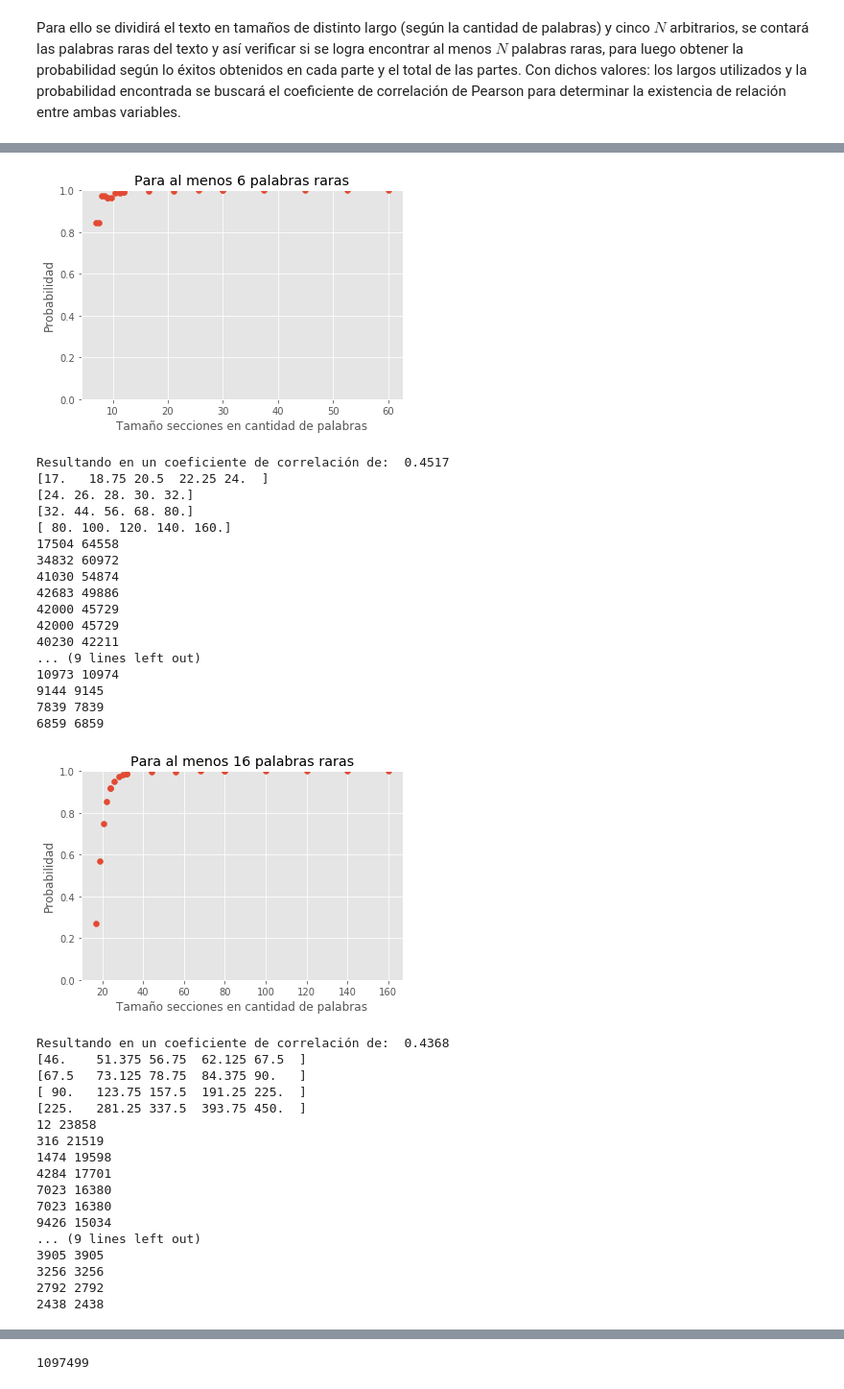
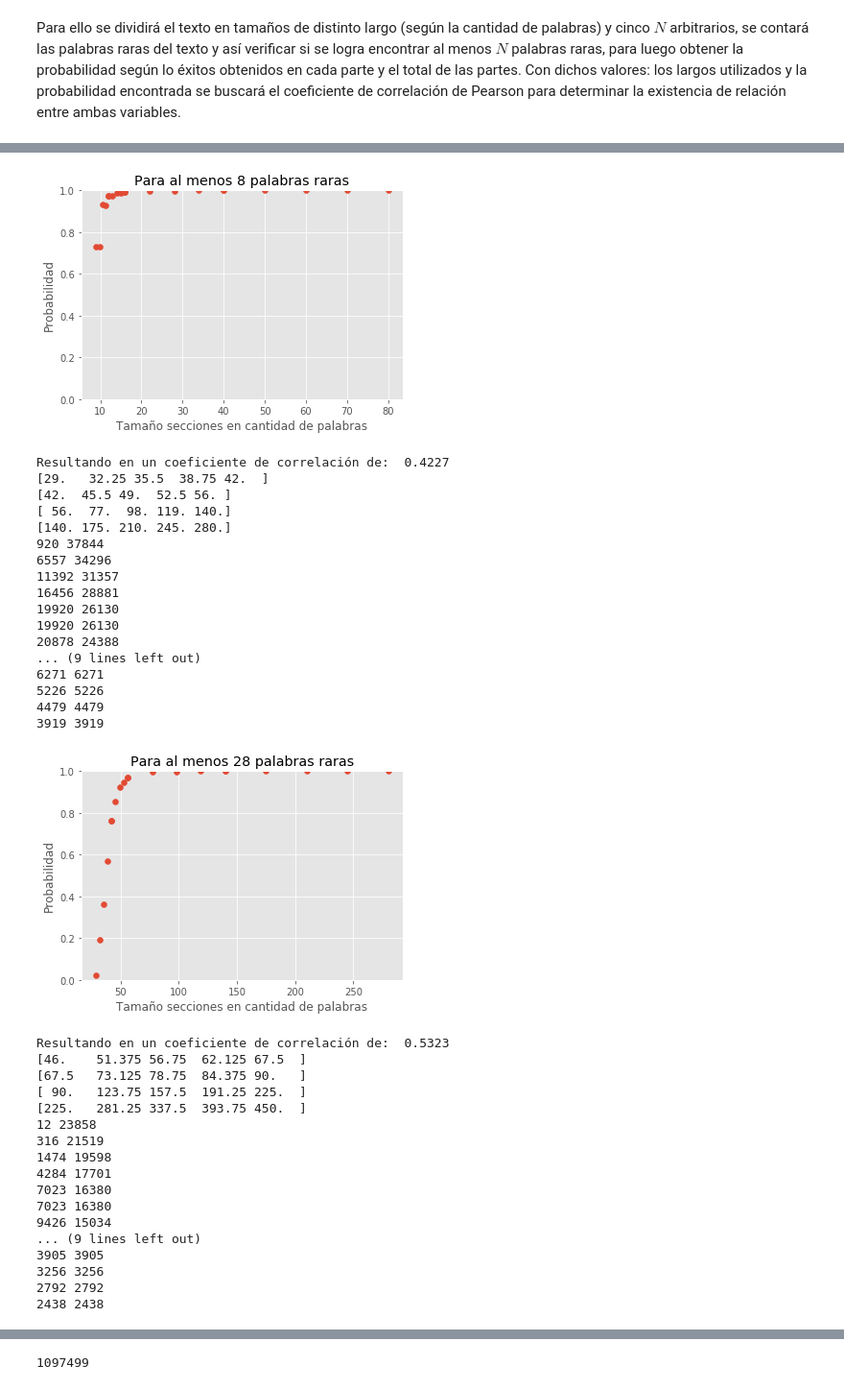
Before and after one commit to dmedelba/Lab3-Estaca, a Jupyter notebook: Laboratorio 3.ipynb, the cells around one changed output, grey strips where cells are left out. Shown at 96% size. Cells and saved outputs as stored; diff of their text form; code cells hidden in the pictures.

```diff
--- a/Laboratorio 3.ipynb
+++ b/Laboratorio 3.ipynb
@@ -170,7 +170,7 @@ def cuentaPalabras(tamPalabras):
 avgProbabilidades = list()
 #largoPartesEnPalabras = [1000, 5000, 10000, 15000, 25000]
 #***
-nPalabrasRaras = [6, 16, 45, 72, 147, 302, 500, 675]
+nPalabrasRaras = [8, 28, 45, 59, 72]
 #***
 #nPalabrasRaras = [3, 5, 12, 21, 33]
 #largoPartesEnPalabras = [3, 5, 10, 20, 100, 500, 1000]
@@ -237,23 +237,23 @@ Cantidad de palabras del corpus original:  1097499
-[figure, old version]
+[figure, new version]
-Resultando en un coeficiente de correlación de:  0.4517
-[17.   18.75 20.5  22.25 24.  ]
-[24. 26. 28. 30. 32.]
-[32. 44. 56. 68. 80.]
-[ 80. 100. 120. 140. 160.]
-17504 64558
-34832 60972
-41030 54874
-42683 49886
-42000 45729
-42000 45729
-40230 42211
+Resultando en un coeficiente de correlación de:  0.4227
+[29.   32.25 35.5  38.75 42.  ]
+[42.  45.5 49.  52.5 56. ]
+[ 56.  77.  98. 119. 140.]
+[140. 175. 210. 245. 280.]
+920 37844
+6557 34296
+11392 31357
+16456 28881
+19920 26130
+19920 26130
+20878 24388
 ... (9 lines left out)
-10973 10974
-9144 9145
-7839 7839
-6859 6859
+6271 6271
+5226 5226
+4479 4479
+3919 3919
-[figure, old version]
+[figure, new version]
-Resultando en un coeficiente de correlación de:  0.4368
+Resultando en un coeficiente de correlación de:  0.5323
 [46.    51.375 56.75  62.125 67.5  ]
 [67.5   73.125 78.75  84.375 90.   ]
 [ 90.   123.75 157.5  191.25 225.  ]
```
Also changed, not shown: parts of 16 cells of this notebook, 7 other files.
